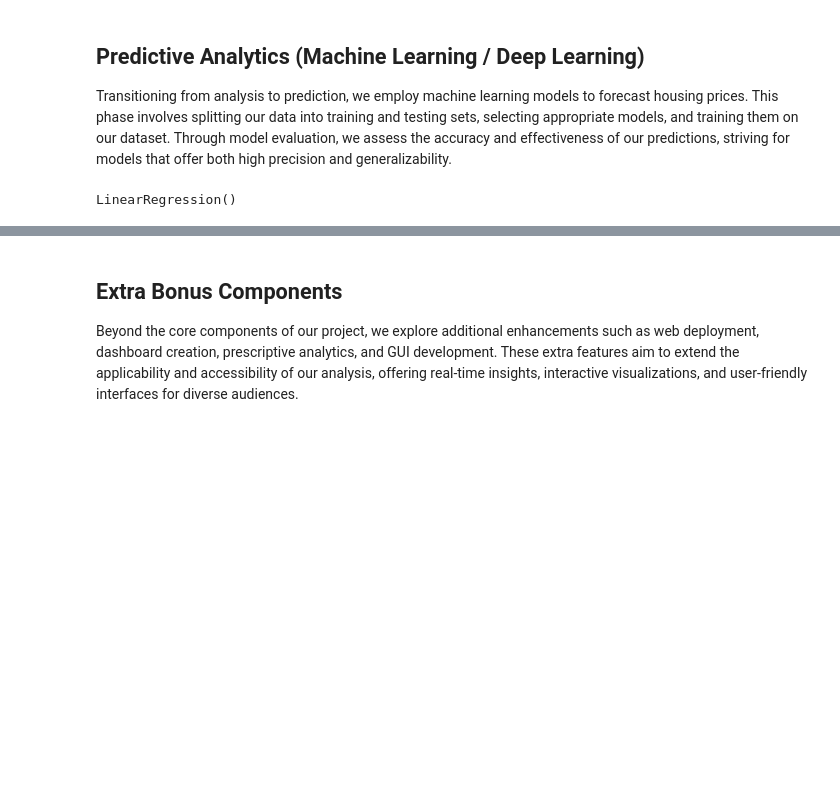
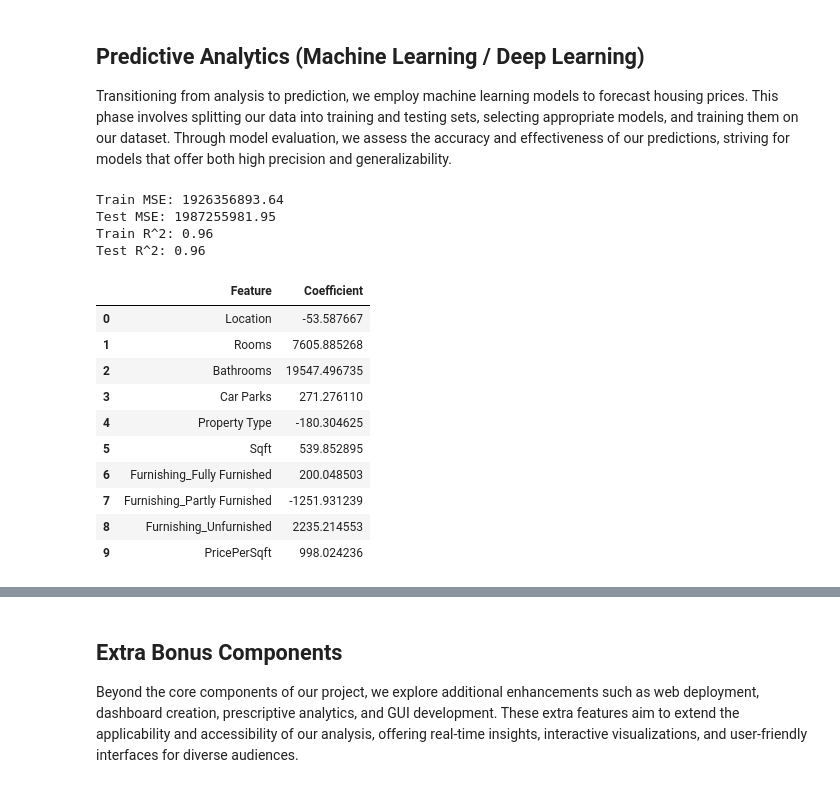
Before and after one commit to Zeqhx/Machine-Learning-Project, a Jupyter notebook: wif3009project/main.ipynb, the cells around one changed output, grey strips where cells are left out. Saved outputs shown, nothing was run; the diff lists cells and outputs as text; code cells hidden in the pictures; blank space fills up the shorter version.

```diff
--- a/wif3009project/main.ipynb
+++ b/wif3009project/main.ipynb
@@ -548,44 +622,90 @@ Transitioning from analysis to prediction, we employ machine learning models to
 # prepare the data for training and testing
 from sklearn.model_selection import train_test_split
 
+# train the model tp predict the price of a property based on its features using a linear regression model
+from sklearn.linear_model import LinearRegression
+from sklearn.metrics import mean_squared_error, r2_score, mean_absolute_error
+
 # Split the data into features (X) and target (y)
+
 X = df.drop(columns=['Price'])
+
 y = df['Price']
 
 # Split the data into training and testing sets
 
 X_train, X_test, y_train, y_test = train_test_split(X, y, test_size=0.2, random_state=42)
-
-#train a linear regression model
-from sklearn.linear_model import LinearRegression
-from sklearn.metrics import mean_squared_error, r2_score
 
 # Initialize the Linear Regression model
 
 model = LinearRegression()
 
 # Train the model on the training data
 
 model.fit(X_train, y_train)
-
-# graph the model history
 
 # Predict the target on the training data
 
 y_train_pred = model.predict(X_train)
 
 # Predict the target on the testing data
 
 y_test_pred = model.predict(X_test)
 
 # Calculate the Mean Squared Error on the training and testing data
 
 train_mse = mean_squared_error(y_train, y_train_pred)
 
 test_mse = mean_squared_error(y_test, y_test_pred)
 
 print(f'Train MSE: {train_mse:.2f}')
 
 print(f'Test MSE: {test_mse:.2f}')
+
+# Calculate the R^2 score on the training and testing data
+
+train_r2 = r2_score(y_train, y_train_pred)
+
+test_r2 = r2_score(y_test, y_test_pred)
+
+
+print(f'Train R^2: {train_r2:.2f}')
+
+
+print(f'Test R^2: {test_r2:.2f}')
+
+# Display the model coefficients
+
+model.coef_
+
+# Display the model intercept
+
+model.intercept_
+
+# Display the model coefficients with their corresponding feature names
+
+coefficients = pd.DataFrame({
+
+    'Feature': X.columns,
+
+    'Coefficient': model.coef_
+
+})
+
+coefficients
 # %% [output]
-LinearRegression()
+Train MSE: 1926356893.64
+Test MSE: 1987255981.95
+Train R^2: 0.96
+Test R^2: 0.96
+|  | Feature | Coefficient |
+| 0 | Location | -53.587667 |
+| 1 | Rooms | 7605.885268 |
+| 2 | Bathrooms | 19547.496735 |
+| 3 | Car Parks | 271.276110 |
+| 4 | Property Type | -180.304625 |
+| 5 | Sqft | 539.852895 |
+| 6 | Furnishing_Fully Furnished | 200.048503 |
+| 7 | Furnishing_Partly Furnished | -1251.931239 |
+| 8 | Furnishing_Unfurnished | 2235.214553 |
+| 9 | PricePerSqft | 998.024236 |
```
Also changed, not shown: parts of 19 cells of this notebook, 2 other files.
